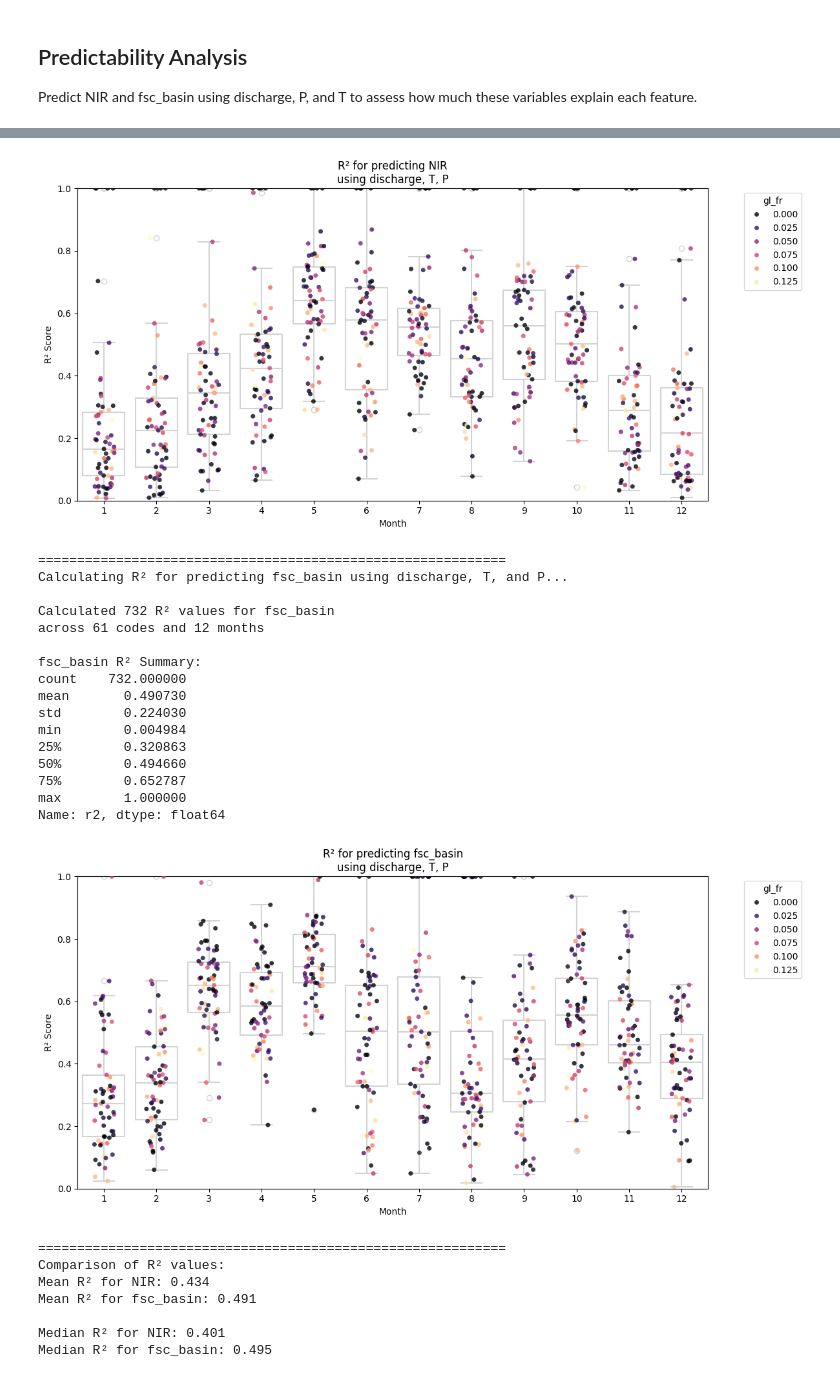
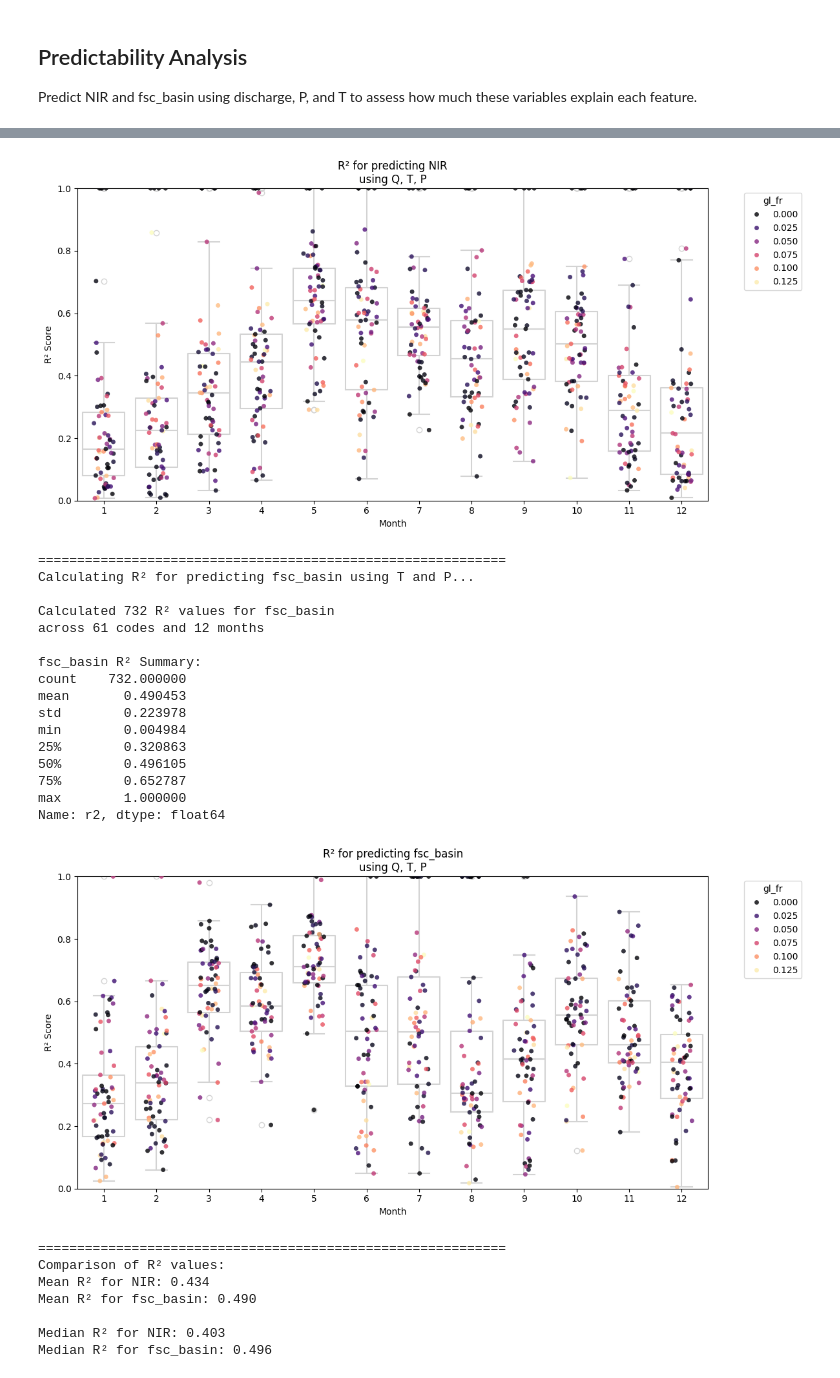
Before and after one commit to hydrosolutions/long-term-forecasting, a Jupyter notebook: notebooks/NIR_EDA.ipynb, the cells around one changed output, grey strips where cells are left out. Drawn from its saved outputs; the diff is of its cells as text; code cells hidden in the pictures.

```diff
--- a/notebooks/NIR_EDA.ipynb
+++ b/notebooks/NIR_EDA.ipynb
@@ -573,26 +565,0 @@ std    1.000001  1.000001e+00  1.000001e+00     1.000001e+00     1.000001e+00
-# %%
-def plot_corr_heatmap(data: pd.DataFrame, figsize: tuple[int, int] = (12, 10)) -> None:
-    """Plot a heatmap of the correlation matrix of the DataFrame."""
-    corr = data.corr()
-    corr_with_target = corr[["target"]].sort_values(by="target", ascending=False)
-
-    plt.figure(figsize=figsize)
-    sns.heatmap(
-        corr_with_target,
-        annot=True,
-        fmt=".2f",
-        cmap="coolwarm",
-        vmin=-1,
-        vmax=1,
-        cbar_kws={"label": "Correlation Coefficient"},
-    )
-    plt.title("Correlation Heatmap with Target")
-    plt.show()
-
-# filter out only last day of month
-data = data[data["date"].dt.is_month_end]
-
-for month in data["date"].dt.month.unique():
-    print(f"Correlation heatmap for month: {month}")
-    data_month = data[data["date"].dt.month == month]
-    plot_corr_heatmap(data_month)
@@ -1193,7 +1131,7 @@ def plot_monthly_r2(
 # %%
 # Define predictors
 predictor_cols = ["discharge_roll_mean_30", "T_roll_mean_30", "P_roll_sum_30"]
-
+data['month'] = data['date'].dt.month
 # Calculate R² for predicting NIR
 print("Calculating R² for predicting NIR using discharge, T, and P...")
 r2_nir = calculate_predictability_r2(
@@ -1207,17 +1145,19 @@ print(f"across {r2_nir['code'].nunique()} codes and {r2_nir['month'].nunique()}
 print("\nNIR R² Summary:")
 print(r2_nir["r2"].describe())
 
+gl_fractions = data[["code", "gl_fr"]].drop_duplicates().set_index("code")
+
 # Plot R² for NIR
 plot_monthly_r2(
     r2_df=r2_nir,
     gl_fractions=gl_fractions,
     target_name="NIR",
-    predictor_names=["discharge", "T", "P"],
+    predictor_names=["Q","T", "P"],
 )
 
 # Calculate R² for predicting fsc_basin
 print("\n" + "="*60)
-print("Calculating R² for predicting fsc_basin using discharge, T, and P...")
+print("Calculating R² for predicting fsc_basin using T and P...")
 r2_fsc = calculate_predictability_r2(
     data=data,
     target_col="fsc_basin_roll_last_value_30",
@@ -1234,7 +1174,7 @@ plot_monthly_r2(
     r2_df=r2_fsc,
     gl_fractions=gl_fractions,
     target_name="fsc_basin",
-    predictor_names=["discharge", "T", "P"],
+    predictor_names=["Q", "T", "P"],
 )
 
 # Compare the two
@@ -1260,28 +1200,28 @@ min        0.007436
 75%        0.597170
 max        1.000000
 Name: r2, dtype: float64
-[figure, old version]
+[figure, new version]
 ============================================================
-Calculating R² for predicting fsc_basin using discharge, T, and P...
+Calculating R² for predicting fsc_basin using T and P...
 
 Calculated 732 R² values for fsc_basin
 across 61 codes and 12 months
 
 fsc_basin R² Summary:
 count    732.000000
-mean       0.490730
-std        0.224030
+mean       0.490453
+std        0.223978
 min        0.004984
 25%        0.320863
-50%        0.494660
+50%        0.496105
 75%        0.652787
 max        1.000000
 Name: r2, dtype: float64
-[figure, old version]
+[figure, new version]
 ============================================================
 Comparison of R² values:
 Mean R² for NIR: 0.434
-Mean R² for fsc_basin: 0.491
+Mean R² for fsc_basin: 0.490
 
-Median R² for NIR: 0.401
-Median R² for fsc_basin: 0.495
+Median R² for NIR: 0.403
+Median R² for fsc_basin: 0.496
```
Also changed, not shown: parts of 9 cells of this notebook, 4 other files.
